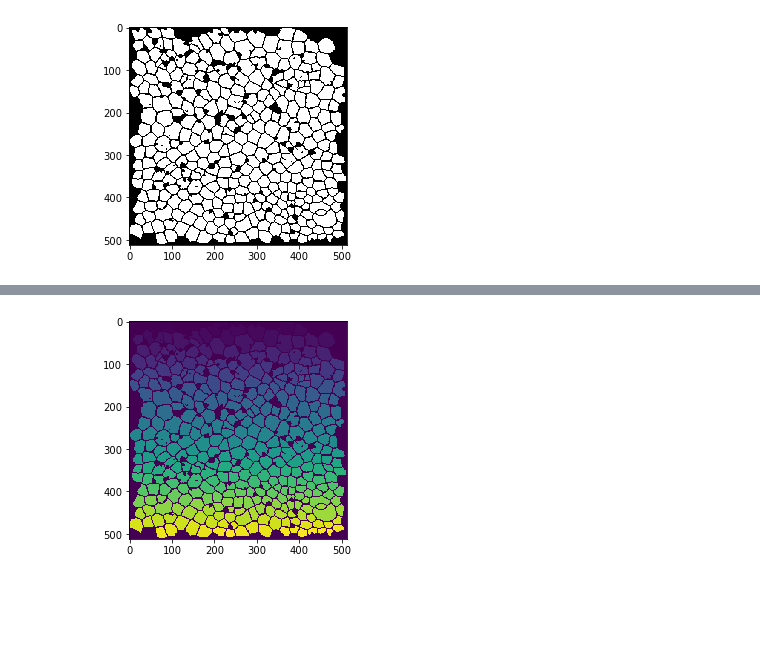
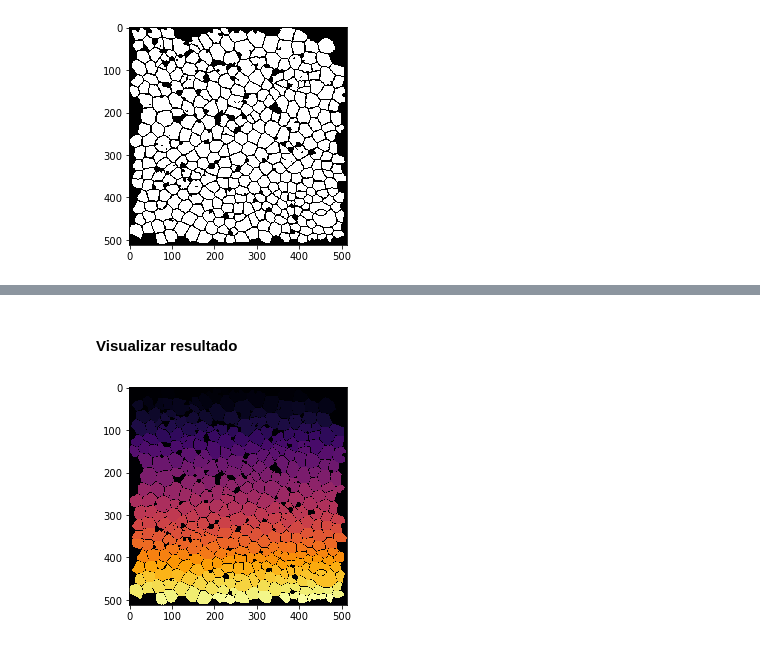
Before and after one commit to gabrieldelaparra/CC5508-2017-1-Tarea3, a Jupyter notebook: Tarea3.ipynb, the cells around one changed output, grey strips where cells are left out. Saved outputs shown, nothing was run; the diff lists cells and outputs as text; code cells hidden in the pictures; blank space fills up the shorter version.

```diff
--- a/Tarea3.ipynb
+++ b/Tarea3.ipynb
@@ -27,0 +106,4 @@ plt.show()
+# %%
+fill = morphology.binary_dilation(fill)
+plt.imshow(fill, cmap="gray")
+plt.show()
@@ -55,5 +149,7 @@ for region in regions:
+# %% [markdown]
+#### Visualizar resultado
 # %%
-plt.imshow(label)
+plt.imshow(label, cmap="inferno")
 plt.show()
 # %% [output]
-[figure, old version]
+[figure, new version]
```
Also changed, not shown: parts of 15 cells of this notebook.
